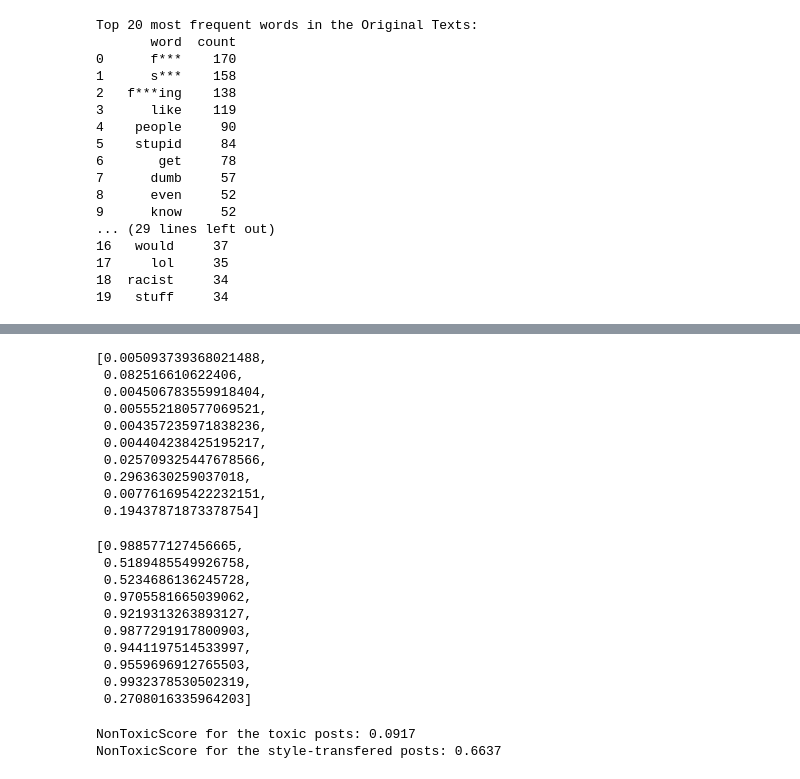
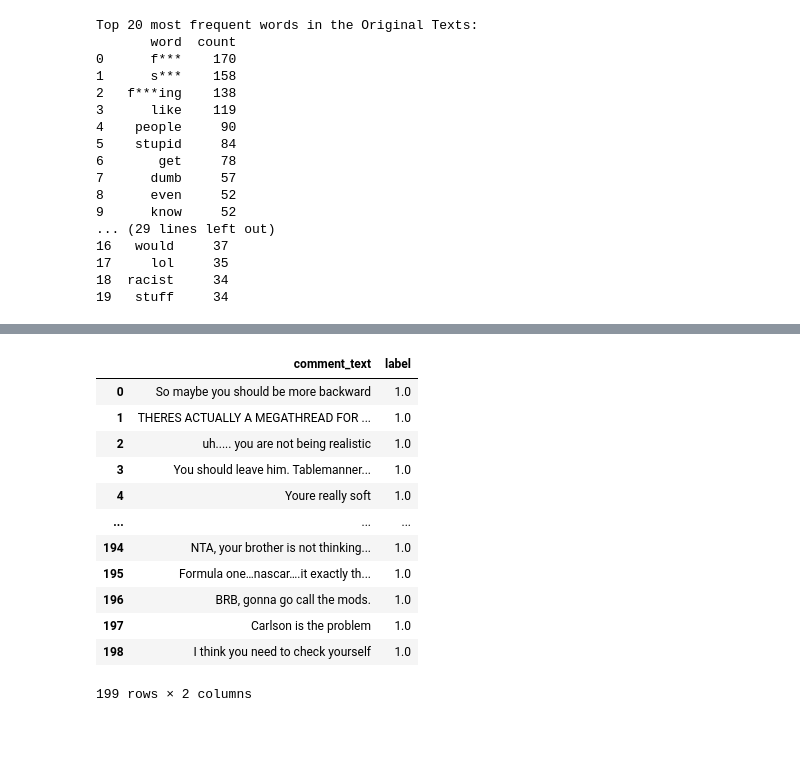
Before and after one commit to hjesse92/style_transfer_w266, a Jupyter notebook: notebooks/EDA_Basemodel.ipynb, the cells around one changed output, grey strips where cells are left out. Cells and saved outputs as stored; diff of their text form; code cells hidden in the pictures; blank space fills up the shorter version.

```diff
--- a/notebooks/EDA_Basemodel.ipynb
+++ b/notebooks/EDA_Basemodel.ipynb
@@ -266,11 +266,16 @@ Some weights of the model checkpoint at distilbert-base-uncased were not used wh
 <All keys matched successfully>
 # %%
 # Get pair-wise toxic and non-toxic (transfered-style) data
-toxic_inputs = train_df["org"]
-nontoxix_targets = train_df["mod"]
+train_toxic = pd.DataFrame({'comment_text':train_df["org"], 'label': np.zeros(len(train_df))})
 
-print('Toxic Data Dimension:', toxic_inputs.shape)
-print('NonToxic Data Dimension:', nontoxix_targets.shape)
-# print('Toxic Data Example:' , toxic_inputs[:5])
-# print('NonToxic Data Example:' , nontoxix_targets[:5])
+train_nontoxic = pd.DataFrame({'comment_text':train_df["mod"], 'label': np.ones(len(train_df))})
+
+test_toxic = pd.DataFrame({'comment_text':test_df["org"], 'label': np.zeros(len(test_df))})
+
+test_nontoxic = pd.DataFrame({'comment_text':test_df["mod"], 'label': np.ones(len(test_df))})
+
+print('Train Set Toxic Data Dimension:', train_toxic.shape)
+print('Train Set NonToxic Data Dimension:', train_nontoxic.shape)
+print('Test Set Toxic Data Dimension:', test_toxic.shape)
+print('Test Set NonToxic Data Dimension:', test_nontoxic.shape)
 # %% [output]
@@ -337,32 +286,16 @@ Accuracy 0.6673
-# %%
-toxic_outputs[:10]
-# %% [output]
-[0.005093739368021488,
- 0.082516610622406,
- 0.004506783559918404,
- 0.005552180577069521,
- 0.004357235971838236,
- 0.004404238425195217,
- 0.025709325447678566,
- 0.2963630259037018,
- 0.007761695422232151,
- 0.19437871873378754]
-# %%
-nontoxic_outputs[:10]
-# %% [output]
-[0.988577127456665,
- 0.5189485549926758,
- 0.5234686136245728,
- 0.9705581665039062,
- 0.9219313263893127,
- 0.9877291917800903,
- 0.9441197514533997,
- 0.9559696912765503,
- 0.9932378530502319,
- 0.2708016335964203]
-# %%
-print('NonToxicScore for the toxic posts: {:.4f}'.format(np.mean(toxic_outputs)))
-print('NonToxicScore for the style-transfered posts: {:.4f}'.format(np.mean(nontoxic_outputs)))
-# %% [output]
-NonToxicScore for the toxic posts: 0.0917
-NonToxicScore for the style-transfered posts: 0.6637
+# %%
+test_nontoxic
+# %% [output]
+|  | comment_text | label |
+| 0 | So maybe you should be more backward | 1.0 |
+| 1 | THERES ACTUALLY A MEGATHREAD FOR ... | 1.0 |
+| 2 | uh..... you are not being realistic | 1.0 |
+| 3 | You should leave him. Tablemanner... | 1.0 |
+| 4 | Youre really soft | 1.0 |
+| ... | ... | ... |
+| 194 | NTA, your brother is not thinking... | 1.0 |
+| 195 | Formula one…nascar….it exactly th... | 1.0 |
+| 196 | BRB, gonna go call the mods. | 1.0 |
+| 197 | Carlson is the problem | 1.0 |
+| 198 | I think you need to check yourself | 1.0 |
+199 rows × 2 columns
```
Also changed, not shown: parts of 41 cells of this notebook, 5 other files.
